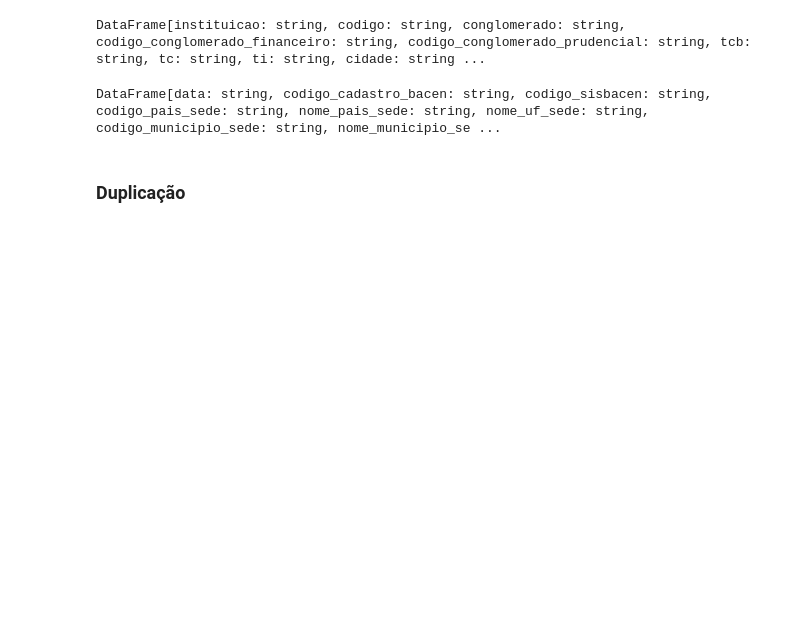
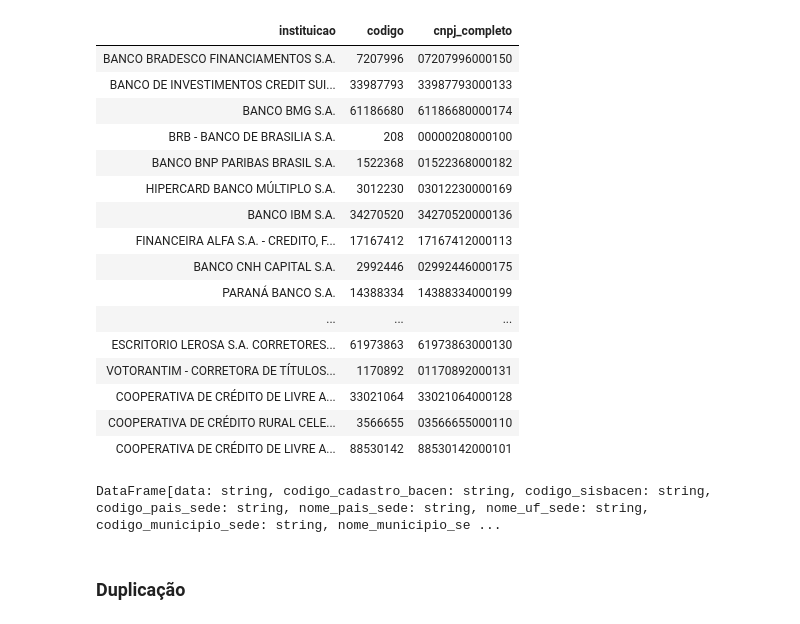
Before and after one commit to daiane0/Dados_financeiros, a Jupyter notebook: workflows/etl/etl_dim_empresa.ipynb, the cells around one changed output. Saved outputs shown, nothing was run; the diff lists cells and outputs as text; code cells hidden in the pictures; blank space fills up the shorter version.

```diff
--- a/workflows/etl/etl_dim_empresa.ipynb
+++ b/workflows/etl/etl_dim_empresa.ipynb
@@ -9,10 +18,35 @@ from unidecode import unidecode
+# %%
+def cnpj_completo(cnpj_base_input):
+    #adiciona "0001" e calcula dígitos verificadores, retorna cnpj com 14 dígitos
+    pesos1 = [5, 4, 3, 2, 9, 8, 7, 6, 5, 4, 3, 2]
+    pesos2 = [6, 5, 4, 3, 2, 9, 8, 7, 6, 5, 4, 3, 2]
+
+    cnpj1 = cnpj_base_input + "0001"
+    cnpj_base = cnpj1.zfill(12)
+
+    #1° dígito verficador
+    soma1 = sum(int(digito) * peso for digito, peso in zip(cnpj_base, pesos1))
+    resto1 = soma1 % 11
+    digito1 = 0 if resto1 < 2 else 11 - resto1
+
+    #2° dígito verificador
+    soma2 = sum(int(digito) * peso for digito, peso in zip(cnpj_base + str(digito1), pesos2))
+    resto2 = soma2 % 11
+    digito2 = 0 if resto2 < 2 else 11 - resto2
+
+    cnpj = cnpj_base  + str(digito1) + str(digito2)
+    return cnpj
+
+cnpj_udf = F.udf(cnpj_completo, T.StringType())
 # %%
-spark = SparkSession.builder.appName("finance_data_processing")\
-.config("spark.jars","/home/daiane/Downloads/postgresql-42.7.3.jar").getOrCreate()
+df_demonstracao_result_ = G.table_to_df("finance_raw_data", "demonstracao_resultado_receita_lucro", spark)
+df_demonstracao_result_.persist()
 
-df_demonstracao_result = G.table_to_df("finance_raw_data", "demonstracao_resultado_receita_lucro", spark)
+df_with_day = df_demonstracao_result_.withColumn("data_format_d", F.concat(F.lit("00/"), df_demonstracao_result_["data"]))
+
+df_demonstracao_result = df_with_day.withColumn("data_format_d", F.to_date(df_with_day["data_format_d"], "dd/MM/yyyy"))
+
 df_demonstracao_result.persist()
-
 # df_temp = df_demonstracao_result_.withColumn("data", F.to_date(F.col("data"), "MM/yyyy"))
 
 # last_date = df_temp.agg(F.max("data")).collect()[0][0]
@@ -27,10 +61,13 @@ df_demonstracao_result.persist()
 # print(last_date_str)
 
 
-# dfSample_demonstracao_result = df_demonstracao_result.sample(False, 0.1).limit(30)
-# table = tabulate(dfSample_demonstracao_result.collect(), headers=dfSample_demonstracao_result.columns, tablefmt='html')
+dfSample_demonstracao_result = df_demonstracao_result.sample(False, 0.1).limit(30)
+t = dfSample_demonstracao_result.withColumn("cnpj_completo", cnpj_udf(dfSample_demonstracao_result["codigo"]))
 
-# display(HTML(table))
+t2 = t.select("instituicao", "codigo", "cnpj_completo")
+table = tabulate(t2.collect(), headers=t2.columns, tablefmt='html')
+
+display(HTML(table))
 # print(dfSample_demonstracao_result.count())
 # dfSample_demonstracao_result.printSchema()
 # %% [output]
@@ -43,4 +77,20 @@ To adjust logging level use sc.setLogLevel(newLevel). For SparkR, use setLogLeve
-DataFrame[instituicao: string, codigo: string, conglomerado: string, codigo_conglomerado_financeiro: string, codigo_conglomerado_prudencial: string, tcb: string, tc: string, ti: string, cidade: string ...
+| instituicao | codigo | cnpj_completo |
+| BANCO BRADESCO FINANCIAMENTOS S.A. | 7207996 | 07207996000150 |
+| BANCO DE INVESTIMENTOS CREDIT SUI... | 33987793 | 33987793000133 |
+| BANCO BMG S.A. | 61186680 | 61186680000174 |
+| BRB - BANCO DE BRASILIA S.A. | 208 | 00000208000100 |
+| BANCO BNP PARIBAS BRASIL S.A. | 1522368 | 01522368000182 |
+| HIPERCARD BANCO MÚLTIPLO S.A. | 3012230 | 03012230000169 |
+| BANCO IBM S.A. | 34270520 | 34270520000136 |
+| FINANCEIRA ALFA S.A. - CREDITO, F... | 17167412 | 17167412000113 |
+| BANCO CNH CAPITAL S.A. | 2992446 | 02992446000175 |
+| PARANÁ BANCO S.A. | 14388334 | 14388334000199 |
+| ... | ... | ... |
+| ESCRITORIO LEROSA S.A. CORRETORES... | 61973863 | 61973863000130 |
+| VOTORANTIM - CORRETORA DE TÍTULOS... | 1170892 | 01170892000131 |
+| COOPERATIVA DE CRÉDITO DE LIVRE A... | 33021064 | 33021064000128 |
+| COOPERATIVA DE CRÉDITO RURAL CELE... | 3566655 | 03566655000110 |
+| COOPERATIVA DE CRÉDITO DE LIVRE A... | 88530142 | 88530142000101 |
 # %%
 df_info_cadastral = G.table_to_df("finance_raw_data", "info_cadastral_entidades", spark)
 df_info_cadastral.persist()
```
Also changed, not shown: parts of 4 cells of this notebook.
